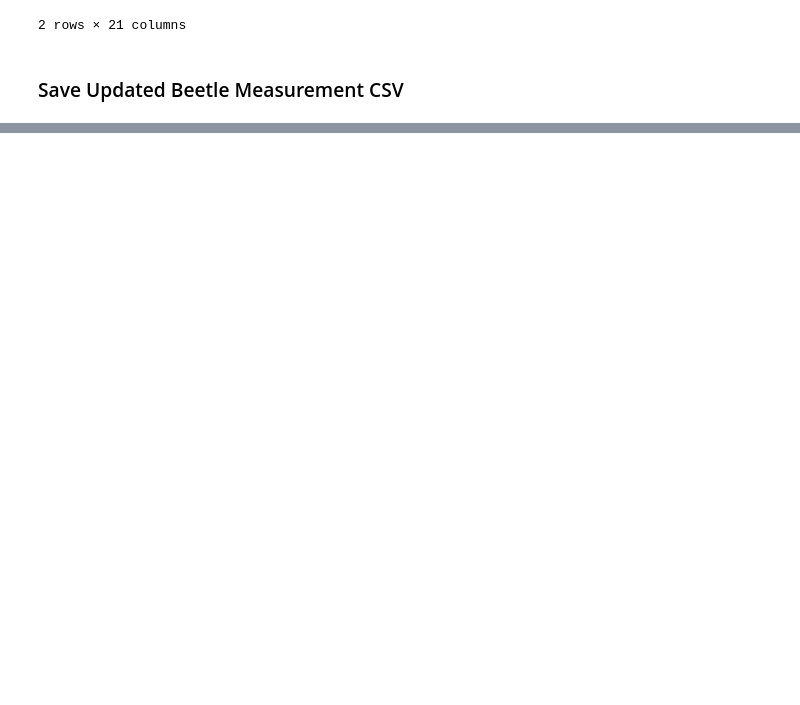
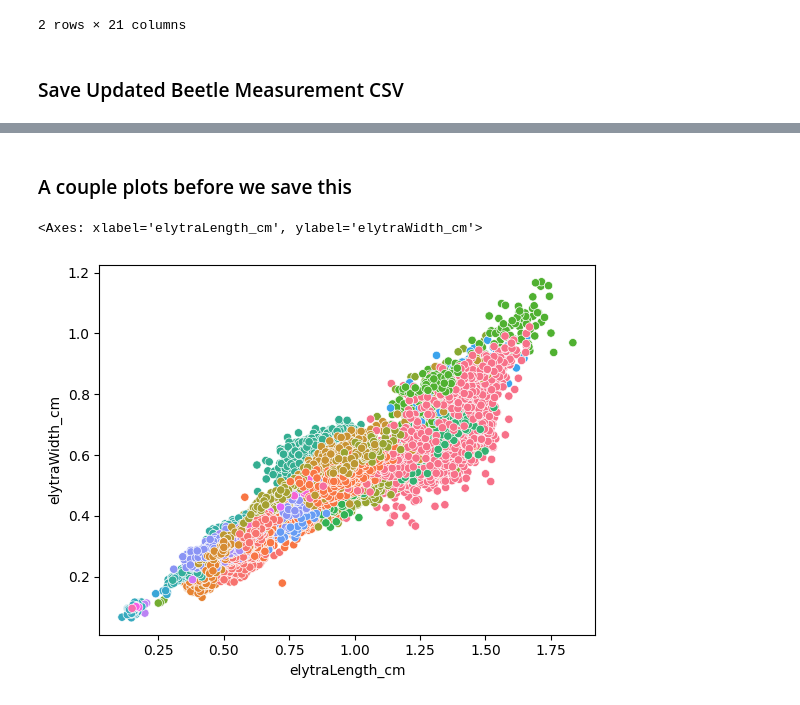
Before and after one commit to Imageomics/2018-NEON-beetles-processing, a Jupyter notebook: notebooks/EDA-0-3.ipynb, the cells around one changed output, grey strips where cells are left out. Drawn from its saved outputs; the diff is of its cells as text; code cells hidden in the pictures; blank space fills up the shorter version.

```diff
--- a/notebooks/EDA-0-3.ipynb
+++ b/notebooks/EDA-0-3.ipynb
@@ -4,8 +4,8 @@ import seaborn as sns
 # %% [markdown]
 # Beetlepalooza Beetle Measurement Data
 # %%
-#df = pd.read_csv("https://huggingface.co/datasets/imageomics/BeetlePalooza/resolve/15a82c862588b2e7b709b1aa982161d8c3a7c75f/BeetleMeasurements.csv", low_memory = False)
-df = pd.read_csv("../data/BeetleMeasurements.csv", low_memory = False)
+df = pd.read_csv("https://huggingface.co/datasets/imageomics/BeetlePalooza/resolve/15a82c862588b2e7b709b1aa982161d8c3a7c75f/BeetleMeasurements.csv", low_memory = False)
+#df = pd.read_csv("../data/BeetleMeasurements.csv", low_memory = False)
 df.head()
 # %% [output]
 |  | pictureID | scalebar | cm_pix | individual | structure | lying_flat | coords_pix | dist_pix | dist_cm | ... |
@@ -123,0 +130,17 @@ df.to_csv("../data/BeetleMeasurements.csv", index = False)
+# %%
+df_meas = pd.DataFrame({"combinedID": list(df.loc[df["structure"] == "ElytraWidth", "combinedID"]),
+                        "lying_flat": list(df.loc[df["structure"] == "ElytraWidth", "lying_flat"]),    # This is most important/relevant for width measurement anyway (in case of inconsistency, which shouldn't occur)
+                        "coords_pix_length": list(df.loc[df["structure"] == "ElytraLength", "coords_pix"]),
+                        "coords_pix_width": list(df.loc[df["structure"] == "ElytraWidth", "coords_pix"]),
+                        "elytraLength_pix": list(df.loc[df["structure"] == "ElytraLength", "dist_pix"]),
+                        "elytraWidth_pix": list(df.loc[df["structure"] == "ElytraWidth", "dist_pix"]),
+                        "elytraLength_cm": list(df.loc[df["structure"] == "ElytraLength", "dist_cm"]),
+                        "elytraWidth_cm": list(df.loc[df["structure"] == "ElytraWidth", "dist_cm"]),
+                        "measureID_length": list(df.loc[df["structure"] == "ElytraLength", "measureID"]),
+                        "measureID_width": list(df.loc[df["structure"] == "ElytraWidth", "measureID"]),
+                        "genus": list(df.loc[df["structure"] == "ElytraWidth", "genus"]),
+                        "species": list(df.loc[df["structure"] == "ElytraWidth", "species"]),
+                        "NEON_sampleID": list(df.loc[df["structure"] == "ElytraWidth", "NEON_sampleID"]),
+                        "user_name": list(df.loc[df["structure"] == "ElytraWidth", "user_name"]),
+                        }) # should match up
+df_meas.head()
@@ -123,0 +154,9 @@ df.to_csv("../data/BeetleMeasurements.csv", index = False)
+# %% [markdown]
+### A couple plots before we save this
+# %%
+# color by genus
+
+sns.scatterplot(df_meas, x = "elytraLength_cm", y = "elytraWidth_cm", hue = "genus", legend = False)
+# %% [output]
+<Axes: xlabel='elytraLength_cm', ylabel='elytraWidth_cm'>
+[figure, added]
```
Also changed, not shown: parts of 21 cells of this notebook, 1 other file.
